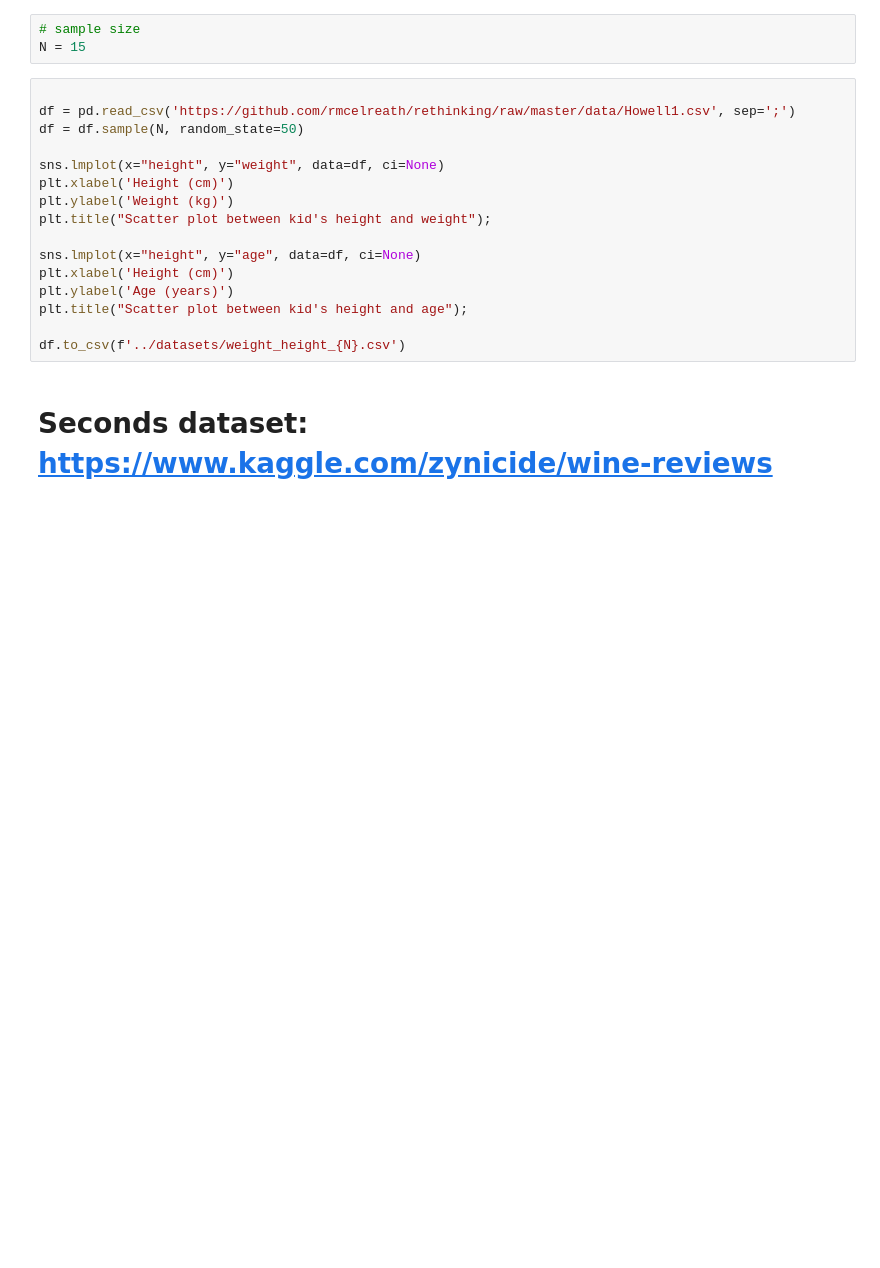
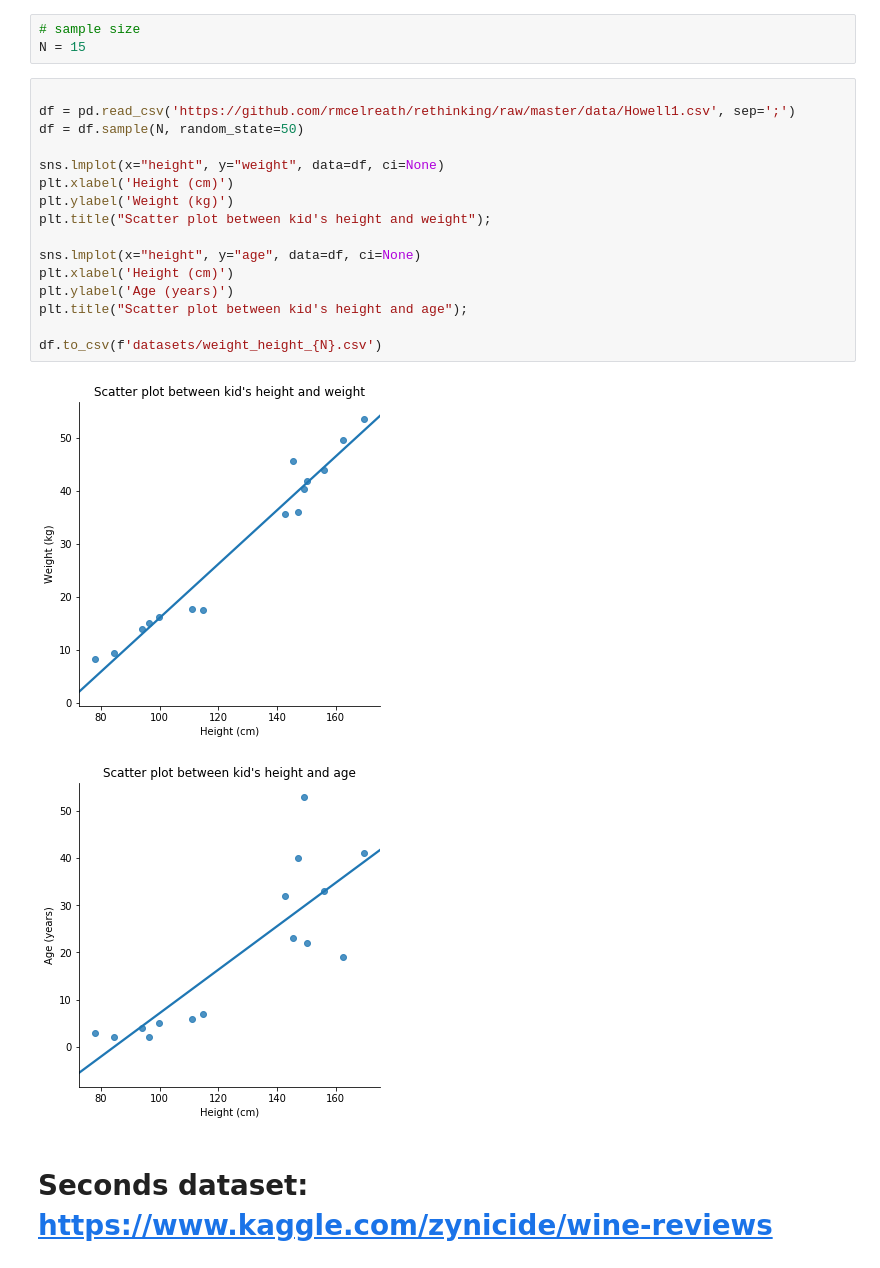
Before and after one commit to terezaif/workshops_data_exploration, a Jupyter notebook: part_1/visualise_relationships.ipynb, the cells around one changed output. Drawn from its saved outputs; the diff is of its cells as text; blank space fills up the shorter version.

```diff
--- a/part_1/visualise_relationships.ipynb
+++ b/part_1/visualise_relationships.ipynb
@@ -13,19 +13,22 @@ N = 15
 # %%
 
 df = pd.read_csv('https://github.com/rmcelreath/rethinking/raw/master/data/Howell1.csv', sep=';')
 df = df.sample(N, random_state=50)
 
 sns.lmplot(x="height", y="weight", data=df, ci=None)
 plt.xlabel('Height (cm)')
 plt.ylabel('Weight (kg)')
 plt.title("Scatter plot between kid's height and weight");
 
 sns.lmplot(x="height", y="age", data=df, ci=None)
 plt.xlabel('Height (cm)')
 plt.ylabel('Age (years)')
 plt.title("Scatter plot between kid's height and age");
 
-df.to_csv(f'../datasets/weight_height_{N}.csv')
+df.to_csv(f'datasets/weight_height_{N}.csv')
+# %% [output]
+[figure, added]
+[figure, added]
 # %% [markdown]
 # Seconds dataset: https://www.kaggle.com/zynicide/wine-reviews
 # %%
```
Also changed, not shown: parts of 5 cells of this notebook, 4 other files.
